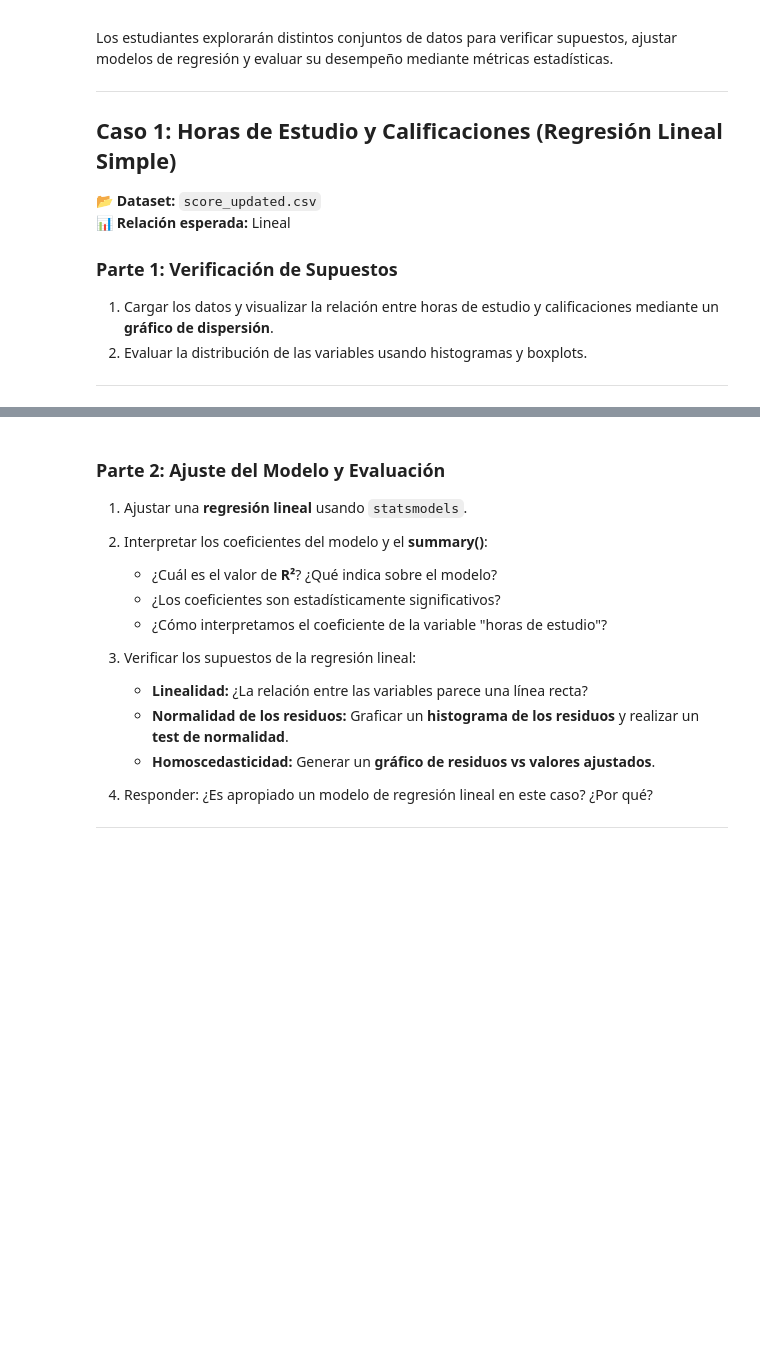
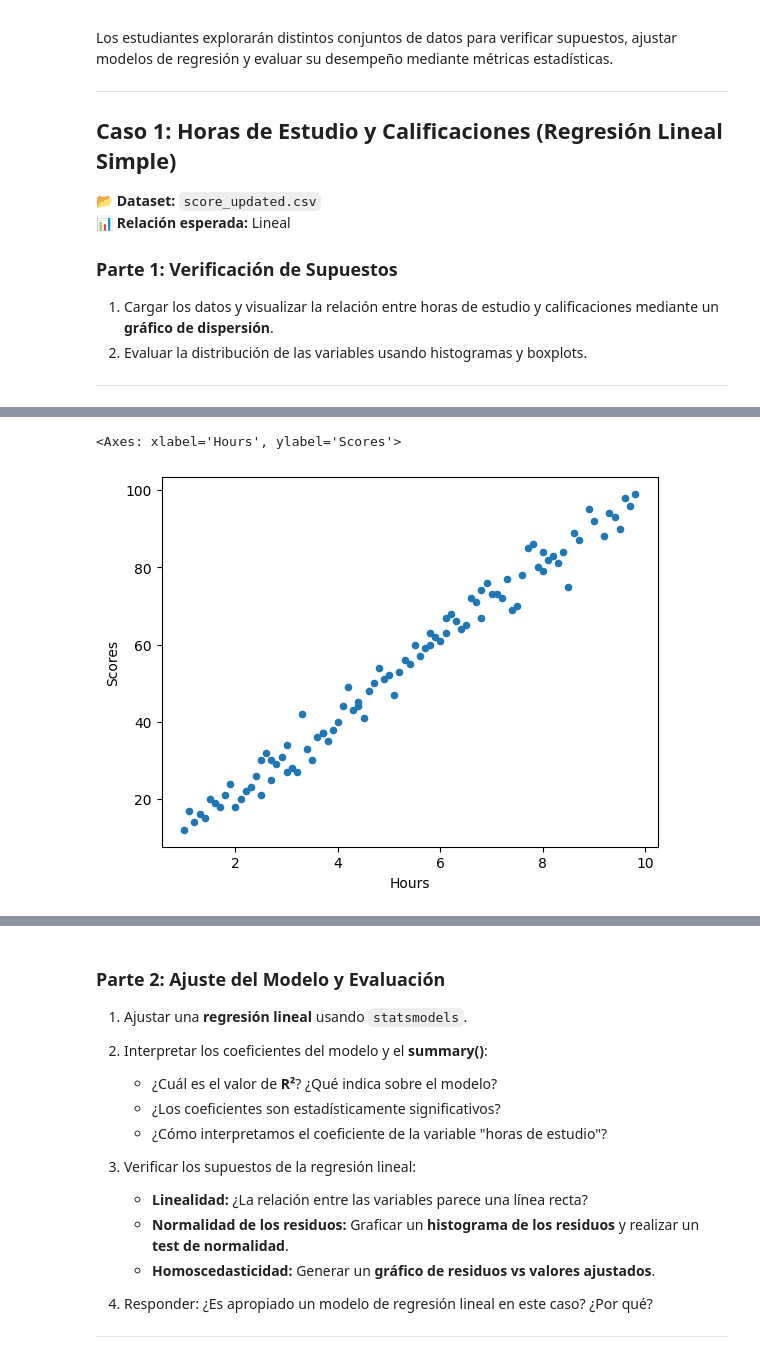
Before and after one commit to SimonGarcia01/ai-course, a Jupyter notebook: OLS intro/1-actividad.ipynb, the cells around one changed output, grey strips where cells are left out. Drawn from its saved outputs; the diff is of its cells as text; code cells hidden in the pictures; blank space fills up the shorter version.

```diff
--- a/OLS intro/1-actividad.ipynb
+++ b/OLS intro/1-actividad.ipynb
@@ -44,0 +51,3 @@ Los estudiantes explorarán distintos conjuntos de datos para verificar supuesto
+# %%
+scoreDf = pd.read_csv("score_updated.csv")
+scoreDf.head()
@@ -44,0 +61,5 @@ Los estudiantes explorarán distintos conjuntos de datos para verificar supuesto
+# %%
+scoreDf.plot(x='Hours', y='Scores', kind='scatter')
+# %% [output]
+<Axes: xlabel='Hours', ylabel='Scores'>
+[figure, added]
```
Also changed, not shown: parts of 19 cells of this notebook.
